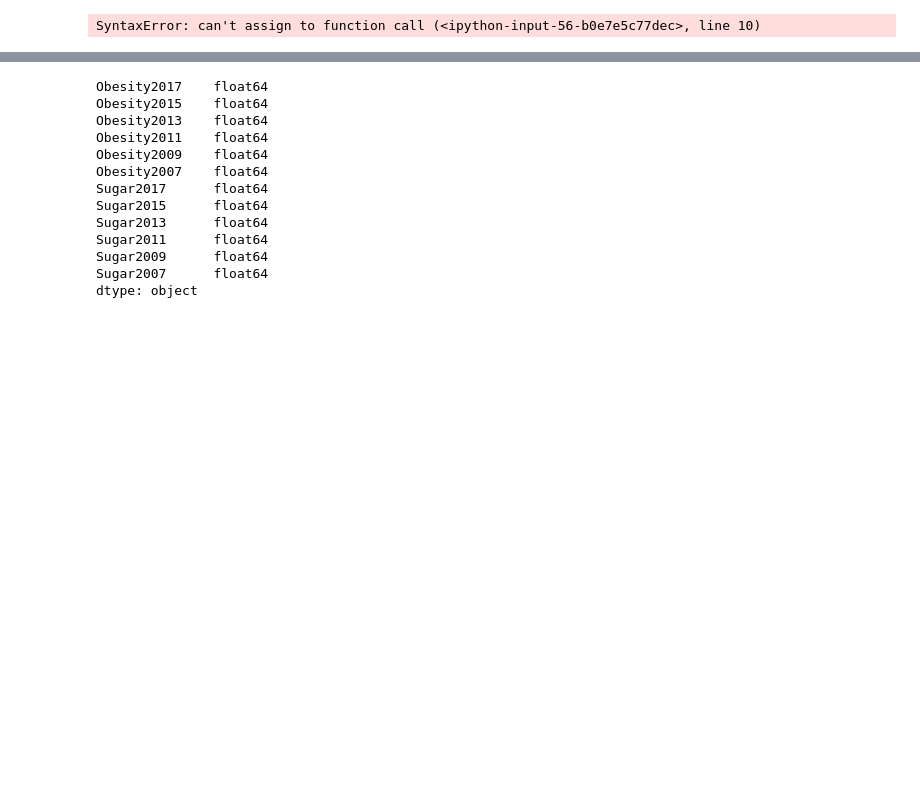
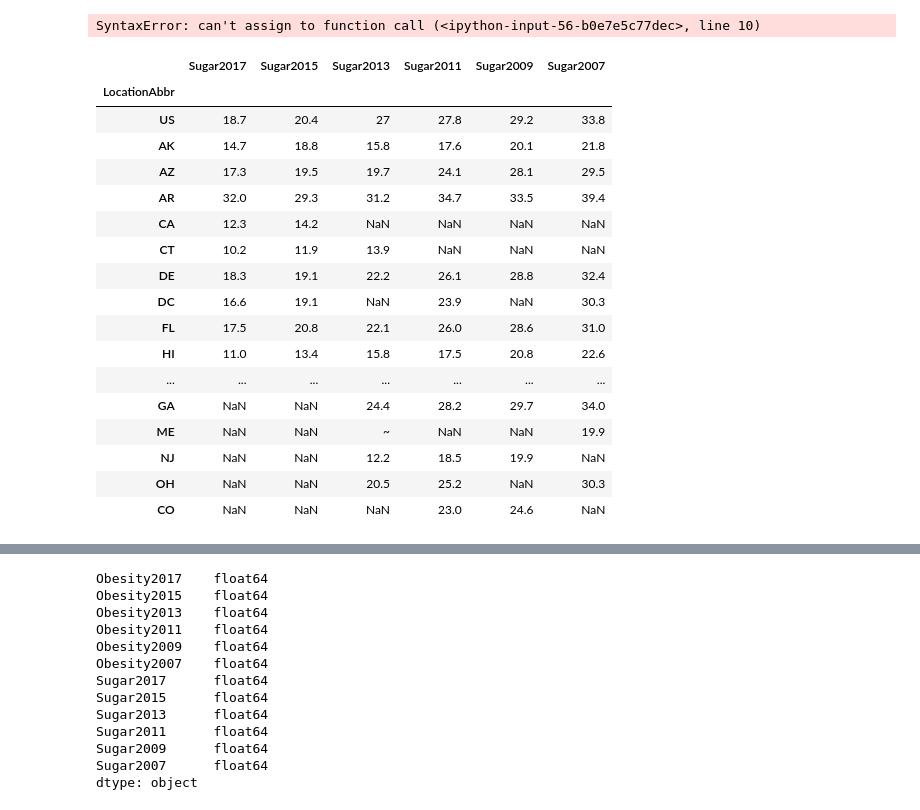
Before and after one commit to afcummings/project1, a Jupyter notebook: sugar_vs_obesity.ipynb, the cells around one changed output, grey strips where cells are left out. Saved outputs shown, nothing was run; the diff lists cells and outputs as text; code cells hidden in the pictures; blank space fills up the shorter version.

```diff
--- a/sugar_vs_obesity.ipynb
+++ b/sugar_vs_obesity.ipynb
@@ -89,40 +89,61 @@ locations = ["C:\\Users\\AFCummings\\git\\project1\\Resources\\2017sugar.csv",
 
              "C:\\Users\\AFCummings\\git\\project1\\Resources\\2013sugar.csv",
 
              "C:\\Users\\AFCummings\\git\\project1\\Resources\\2011sugar.csv",
 
              "C:\\Users\\AFCummings\\git\\project1\\Resources\\2009sugar.csv",
 
              "C:\\Users\\AFCummings\\git\\project1\\Resources\\2007sugar.csv",
             ]
 colHdr = ["Sugar2017", "Sugar2015","Sugar2013", "Sugar2011","Sugar2009","Sugar2007"]
 
 i = 0
 
 while i < 5:
     #print (i)
     #print (locations[i])
     #print (locations[i+1])
-    sugar_df = pd.read_csv(locations[i])
-    obesity_df = pd.read_csv(locations[i+1])
+    sugar_df_bar = pd.read_csv(locations[i])
+    sugar_df2_bar = pd.read_csv(locations[i+1])
     #sugar_df = pd.read_csv("C:\\Users\\AFCummings\\git\\project1\\Resources\\2017sugar.csv")
     #obesity_df = pd.read_csv("C:\\Users\\AFCummings\\git\\project1\\Resources\\obesity2017.csv")
 
 
-    sugar_df = sugar_df[["LocationAbbr", "Data_Value" ]]
-    obesity_df = obesity_df[["LocationAbbr", "Data_Value" ]]
-    obesity_df = obesity_df.dropna()
-    sugar_df = sugar_df.dropna()
+    sugar_df_bar = sugar_df_bar[["LocationAbbr", "Data_Value" ]]
+    sugar_df2_bar = sugar_df2_bar[["LocationAbbr", "Data_Value" ]]
+    sugar_df_bar = sugar_df_bar.dropna()
+    sugar_df2_bar = sugar_df2_bar.dropna()
 
     if i == 0:
         #Merge obesity data
-        new_df = sugar_df.merge(obesity_df, how='outer', on ='LocationAbbr')
+        improved_df = sugar_df_bar.merge(sugar_df2_bar, how='outer', on ='LocationAbbr')
     else:
         #Merge obesity data
-        new_df = new_df.merge(sugar_df, how='outer', on ='LocationAbbr')
-        new_df = new_df.merge(obesity_df, how='outer', on ='LocationAbbr')
+        improved_df = improved_df.merge(sugar_df_bar, how='outer', on ='LocationAbbr')
+        improved_df = improved_df.merge(sugar_df2_bar, how='outer', on ='LocationAbbr')
 
 
     #Rename column headers
-    new_df = new_df.rename(columns={"Data_Value_x":colHdr[i], "Data_Value_y":colHdr[i+1]})
+    improved_df = improved_df.rename(columns={"Data_Value_x":colHdr[i], "Data_Value_y":colHdr[i+1]})
     i = i+2
+improved_df = improved_df.set_index("LocationAbbr")
+improved_df
+# %% [output]
+|  | Sugar2017 | Sugar2015 | Sugar2013 | Sugar2011 | Sugar2009 | Sugar2007 |
+| LocationAbbr |  |  |  |  |  |  |
+| US | 18.7 | 20.4 | 27 | 27.8 | 29.2 | 33.8 |
+| AK | 14.7 | 18.8 | 15.8 | 17.6 | 20.1 | 21.8 |
+| AZ | 17.3 | 19.5 | 19.7 | 24.1 | 28.1 | 29.5 |
+| AR | 32.0 | 29.3 | 31.2 | 34.7 | 33.5 | 39.4 |
+| CA | 12.3 | 14.2 | NaN | NaN | NaN | NaN |
+| CT | 10.2 | 11.9 | 13.9 | NaN | NaN | NaN |
+| DE | 18.3 | 19.1 | 22.2 | 26.1 | 28.8 | 32.4 |
+| DC | 16.6 | 19.1 | NaN | 23.9 | NaN | 30.3 |
+| FL | 17.5 | 20.8 | 22.1 | 26.0 | 28.6 | 31.0 |
+| HI | 11.0 | 13.4 | 15.8 | 17.5 | 20.8 | 22.6 |
+| ... | ... | ... | ... | ... | ... | ... |
+| GA | NaN | NaN | 24.4 | 28.2 | 29.7 | 34.0 |
+| ME | NaN | NaN | ~ | NaN | NaN | 19.9 |
+| NJ | NaN | NaN | 12.2 | 18.5 | 19.9 | NaN |
+| OH | NaN | NaN | 20.5 | 25.2 | NaN | 30.3 |
+| CO | NaN | NaN | NaN | 23.0 | 24.6 | NaN |
```
Also changed, not shown: parts of 4 cells of this notebook.
